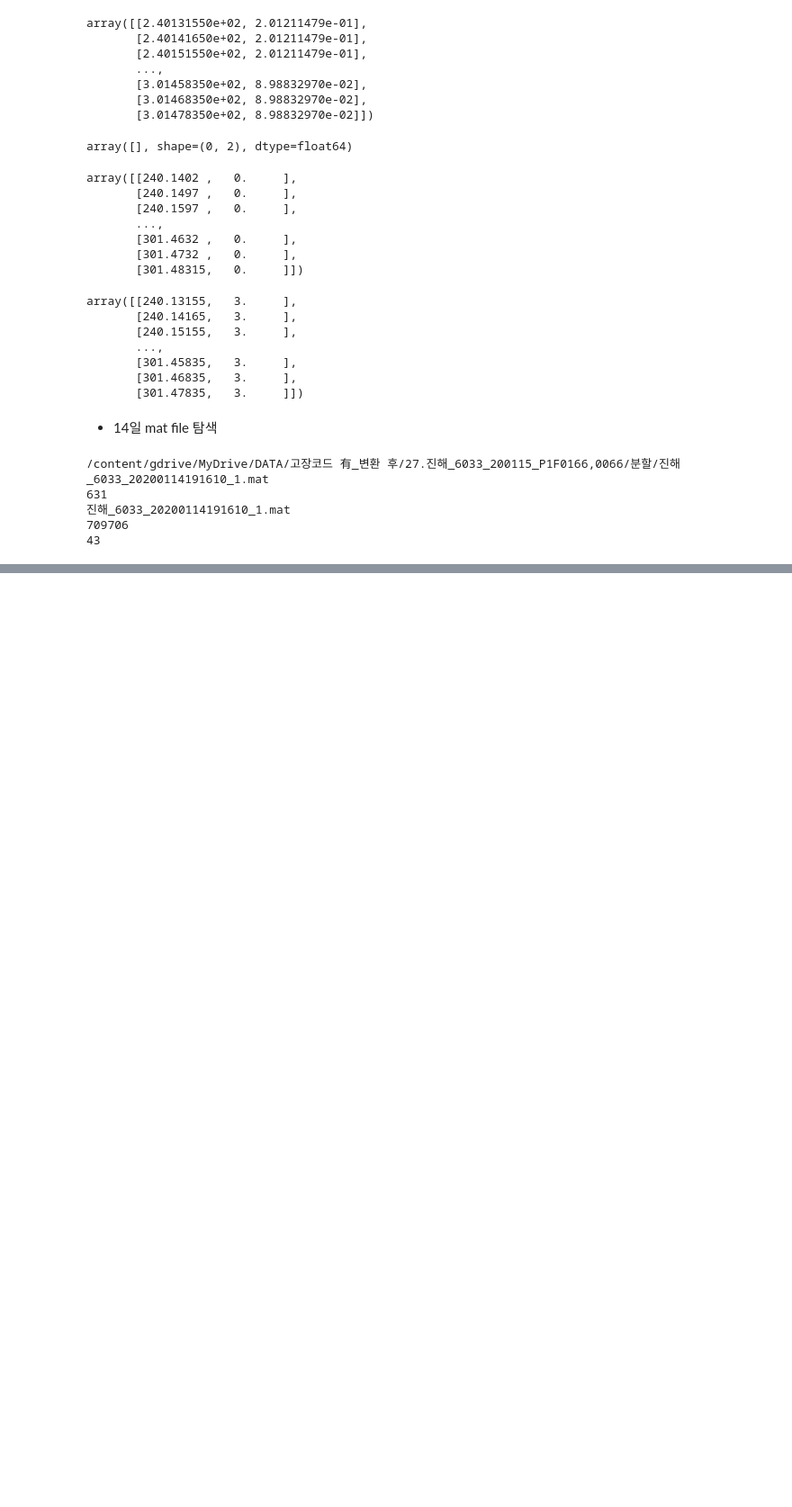
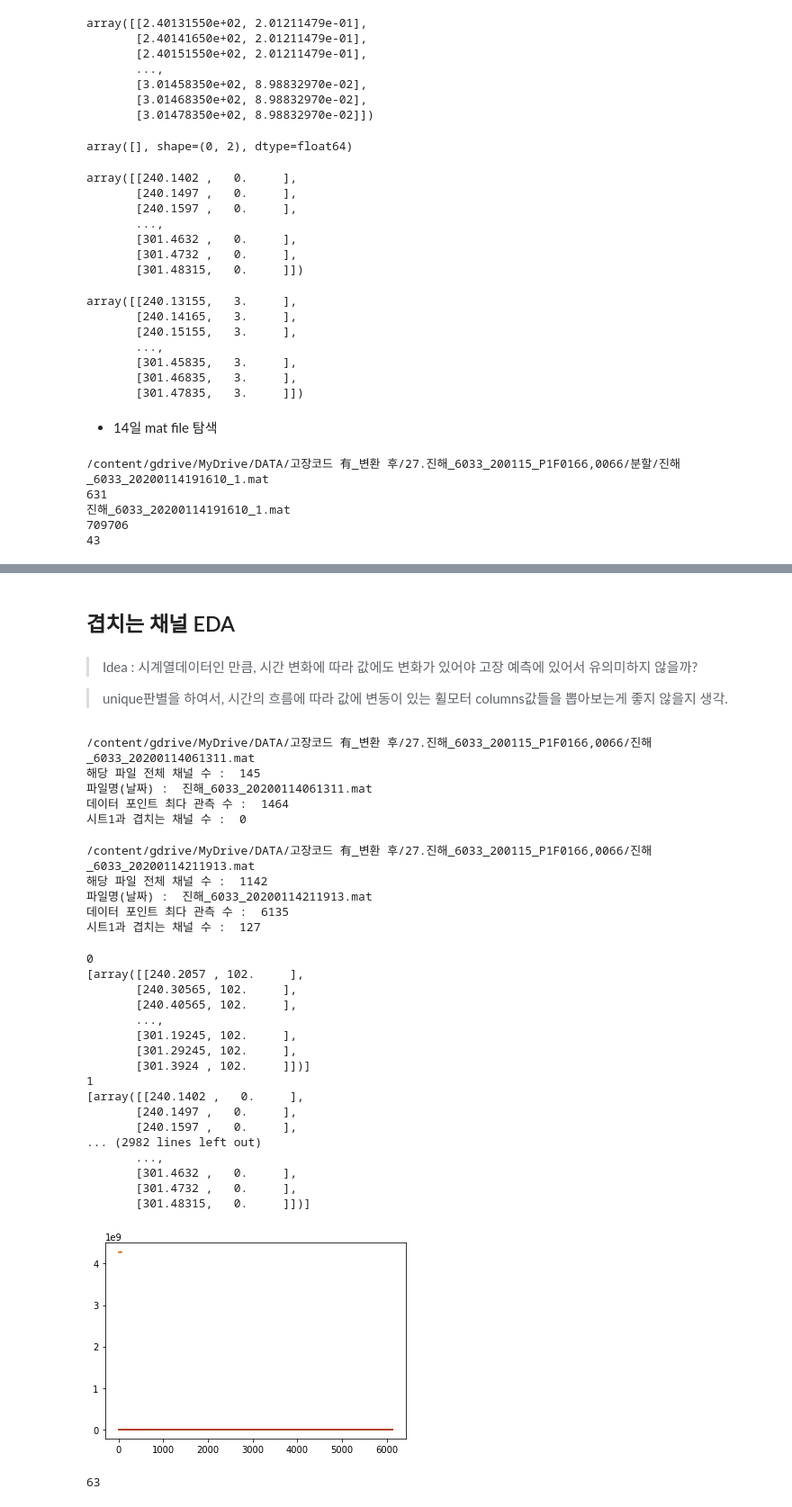
Before and after one commit to HWANG-HOE-SUN/Univ.Project, a Jupyter notebook: 진해Data.ipynb, the cells around one changed output, grey strips where cells are left out. Shown at 90% size. Drawn from its saved outputs; the diff is of its cells as text; code cells hidden in the pictures; blank space fills up the shorter version.

```diff
--- a/진해Data.ipynb
+++ b/진해Data.ipynb
@@ -549,0 +347,45 @@ pd.DataFrame(matfile13).T[0].iloc[2][-1][0]
+# %% [markdown]
+## 겹치는 채널  EDA
+# %% [markdown]
+> Idea : 시계열데이터인 만큼, 시간 변화에 따라 값에도 변화가 있어야 고장 예측에 있어서 유의미하지 않을까?
+
+> unique판별을 하여서, 시간의 흐름에 따라 값에 변동이 있는 휠모터 columns값들을 뽑아보는게 좋지 않을지 생각.
+# %%
+jinhae_0114_06_13_11 = wheel_search(0)
+# %% [output]
+/content/gdrive/MyDrive/DATA/고장코드 有_변환 후/27.진해_6033_200115_P1F0166,0066/진해_6033_20200114061311.mat
+해당 파일 전체 채널 수 :  145
+파일명(날짜) :  진해_6033_20200114061311.mat
+데이터 포인트 최다 관측 수 :  1464
+시트1과 겹치는 채널 수 :  0
+# %%
+jinhae_0114_21_19_13 = wheel_search(7) # 시트1 채널 전체 발견됨.
+# %% [output]
+/content/gdrive/MyDrive/DATA/고장코드 有_변환 후/27.진해_6033_200115_P1F0166,0066/진해_6033_20200114211913.mat
+해당 파일 전체 채널 수 :  1142
+파일명(날짜) :  진해_6033_20200114211913.mat
+데이터 포인트 최다 관측 수 :  6135
+시트1과 겹치는 채널 수 :  127
+# %%
+for chan,value in enumerate(jinhae_0114_21_19_13.values):
+  print(chan) # 채널별로
+  print(value) # 찍히는 시간과 값
+# %% [output]
+0
+[array([[240.2057 , 102.     ],
+       [240.30565, 102.     ],
+       [240.40565, 102.     ],
+       ...,
+       [301.19245, 102.     ],
+       [301.29245, 102.     ],
+       [301.3924 , 102.     ]])]
+1
+[array([[240.1402 ,   0.     ],
+       [240.1497 ,   0.     ],
+       [240.1597 ,   0.     ],
+... (2982 lines left out)
+       ...,
+       [301.4632 ,   0.     ],
+       [301.4732 ,   0.     ],
+       [301.48315,   0.     ]])]
+[figure, added]
@@ -549,0 +403,5 @@ pd.DataFrame(matfile13).T[0].iloc[2][-1][0]
+# %%
+jinhae_useful_idx = find_unique(jinhae_0114_21_19_13.values)
+len(jinhae_useful_idx) # 63개의 값에 시계열적 변화가 있는 유용한 idx 발견
+# %% [output]
+63
```
Also changed, not shown: parts of 64 cells of this notebook.
